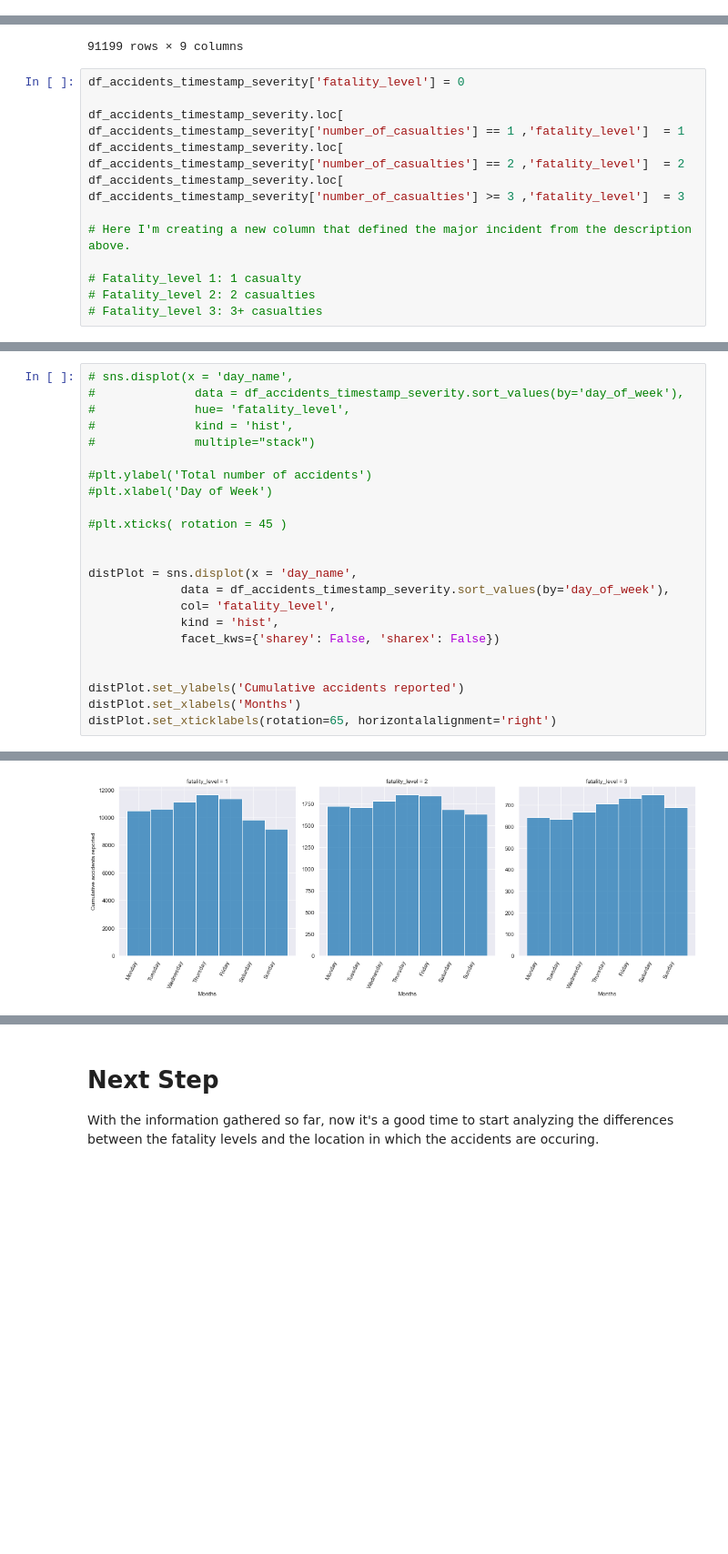
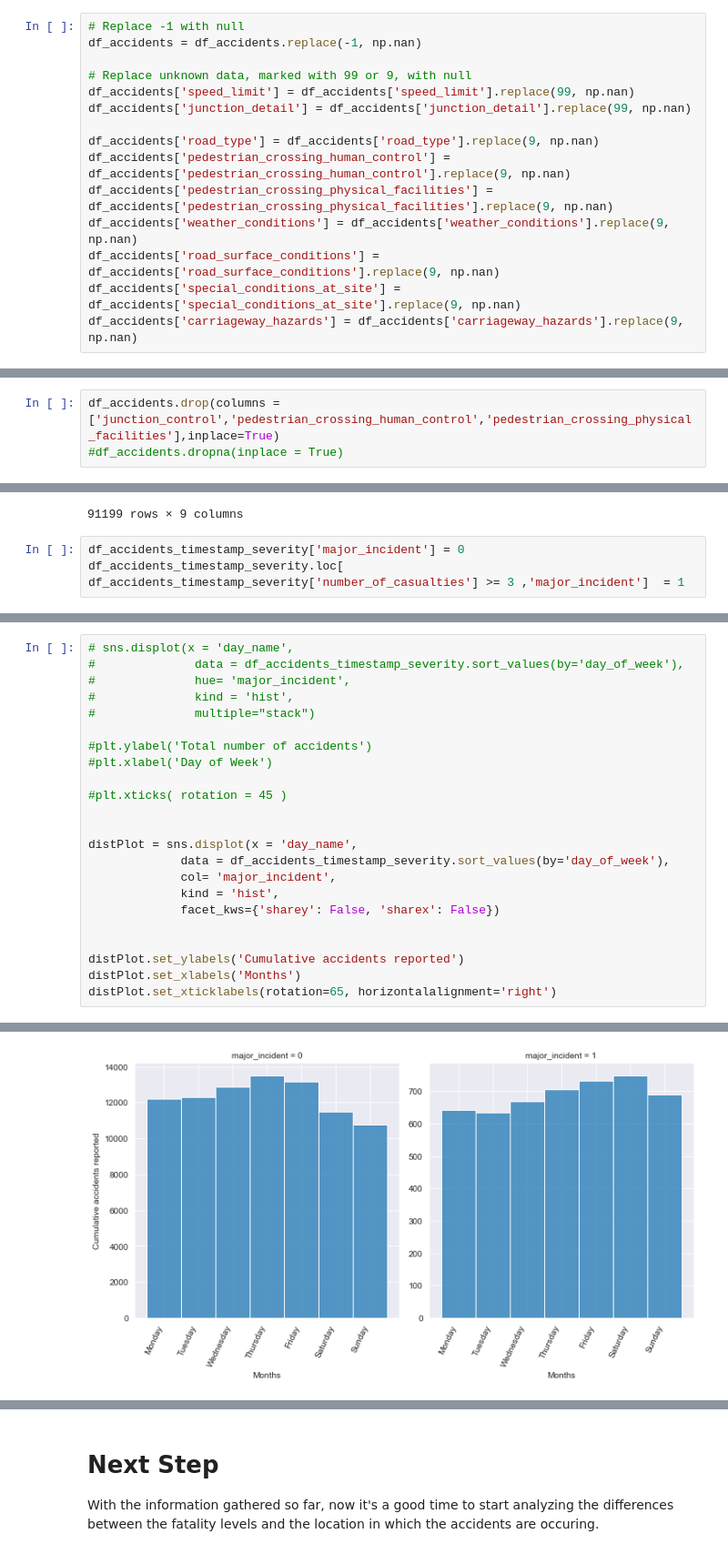
Before and after one commit to LuisEVT/High_Fatality_Accidents, a Jupyter notebook: High_Fatality_Accidents.ipynb, the cells around one changed output, grey strips where cells are left out. Shown at 91% size. Drawn from its saved outputs; the diff is of its cells as text; blank space fills up the shorter version.

```diff
--- a/High_Fatality_Accidents.ipynb
+++ b/High_Fatality_Accidents.ipynb
@@ -43,6 +66,21 @@ df_accidents.head()
 | 3 | 2020-01-01 01:50:00 | 2020010228006 | 2020 | 10228006 | -0.001683 | 51.541210 | 2 | ... |
 | 4 | 2020-01-01 02:25:00 | 2020010228011 | 2020 | 10228011 | -0.137592 | 51.515704 | 3 | ... |
 5 rows × 26 columns
+# %%
+# Replace -1 with null
+df_accidents = df_accidents.replace(-1, np.nan)
+
+# Replace unknown data, marked with 99 or 9, with null
+df_accidents['speed_limit'] = df_accidents['speed_limit'].replace(99, np.nan)
+df_accidents['junction_detail'] = df_accidents['junction_detail'].replace(99, np.nan)
+
+df_accidents['road_type'] = df_accidents['road_type'].replace(9, np.nan)
+df_accidents['pedestrian_crossing_human_control'] = df_accidents['pedestrian_crossing_human_control'].replace(9, np.nan)
+df_accidents['pedestrian_crossing_physical_facilities'] = df_accidents['pedestrian_crossing_physical_facilities'].replace(9, np.nan)
+df_accidents['weather_conditions'] = df_accidents['weather_conditions'].replace(9, np.nan)
+df_accidents['road_surface_conditions'] = df_accidents['road_surface_conditions'].replace(9, np.nan)
+df_accidents['special_conditions_at_site'] = df_accidents['special_conditions_at_site'].replace(9, np.nan)
+df_accidents['carriageway_hazards'] = df_accidents['carriageway_hazards'].replace(9, np.nan)
 # %% [markdown]
 # Verifying Datatypes and missing values
 # %%
@@ -71,6 +109,9 @@ memory usage: 18.1+ MB
 #df_accidents['date'] = df_accidents['date'].astype('datetime64[ns]')
 #df_accidents['time'] = df_accidents['time'].astype('datetime64[ns]')
 #df_accidents['time'] = pd.to_timedelta( df_accidents['time'] + ':00' )
+# %%
+df_accidents.drop(columns = ['junction_control','pedestrian_crossing_human_control','pedestrian_crossing_physical_facilities'],inplace=True)
+#df_accidents.dropna(inplace = True)
 # %%
 df_accidents.info()
 # %% [output]
@@ -437,16 +482,7 @@ df_accidents_timestamp_severity
 | 91197 | 2020 | 2020-12-15 14:00:00 | Tuesday | December | 12 | 1 | 3 | ... |
 | 91198 | 2020 | 2020-08-25 13:50:00 | Tuesday | August | 8 | 1 | 3 | ... |
 91199 rows × 9 columns
-# %%
-df_accidents_timestamp_severity['fatality_level'] = 0
-
-df_accidents_timestamp_severity.loc[ df_accidents_timestamp_severity['number_of_casualties'] == 1 ,'fatality_level']  = 1
-df_accidents_timestamp_severity.loc[ df_accidents_timestamp_severity['number_of_casualties'] == 2 ,'fatality_level']  = 2
-df_accidents_timestamp_severity.loc[ df_accidents_timestamp_severity['number_of_casualties'] >= 3 ,'fatality_level']  = 3
-
-# Here I'm creating a new column that defined the major incident from the description above.
-
-# Fatality_level 1: 1 casualty
-# Fatality_level 2: 2 casualties
-# Fatality_level 3: 3+ casualties
+# %%
+df_accidents_timestamp_severity['major_incident'] = 0
+df_accidents_timestamp_severity.loc[ df_accidents_timestamp_severity['number_of_casualties'] >= 3 ,'major_incident']  = 1
 # %%
@@ -471,26 +506,26 @@ Name: fatality_level, dtype: int64
 # %%
 # sns.displot(x = 'day_name',
 #              data = df_accidents_timestamp_severity.sort_values(by='day_of_week'),
-#              hue= 'fatality_level',
+#              hue= 'major_incident',
 #              kind = 'hist',
 #              multiple="stack")
 
 #plt.ylabel('Total number of accidents')
 #plt.xlabel('Day of Week')
 
 #plt.xticks( rotation = 45 )
 
 
 distPlot = sns.displot(x = 'day_name',
              data = df_accidents_timestamp_severity.sort_values(by='day_of_week'),
-             col= 'fatality_level',
+             col= 'major_incident',
              kind = 'hist',
              facet_kws={'sharey': False, 'sharex': False})
 
 
 distPlot.set_ylabels('Cumulative accidents reported')
 distPlot.set_xlabels('Months')
 distPlot.set_xticklabels(rotation=65, horizontalalignment='right')
 # %% [output]
 <seaborn.axisgrid.FacetGrid at 0x...>
-[figure, old version]
+[figure, new version]
```
Also changed, not shown: parts of 57 cells of this notebook.
